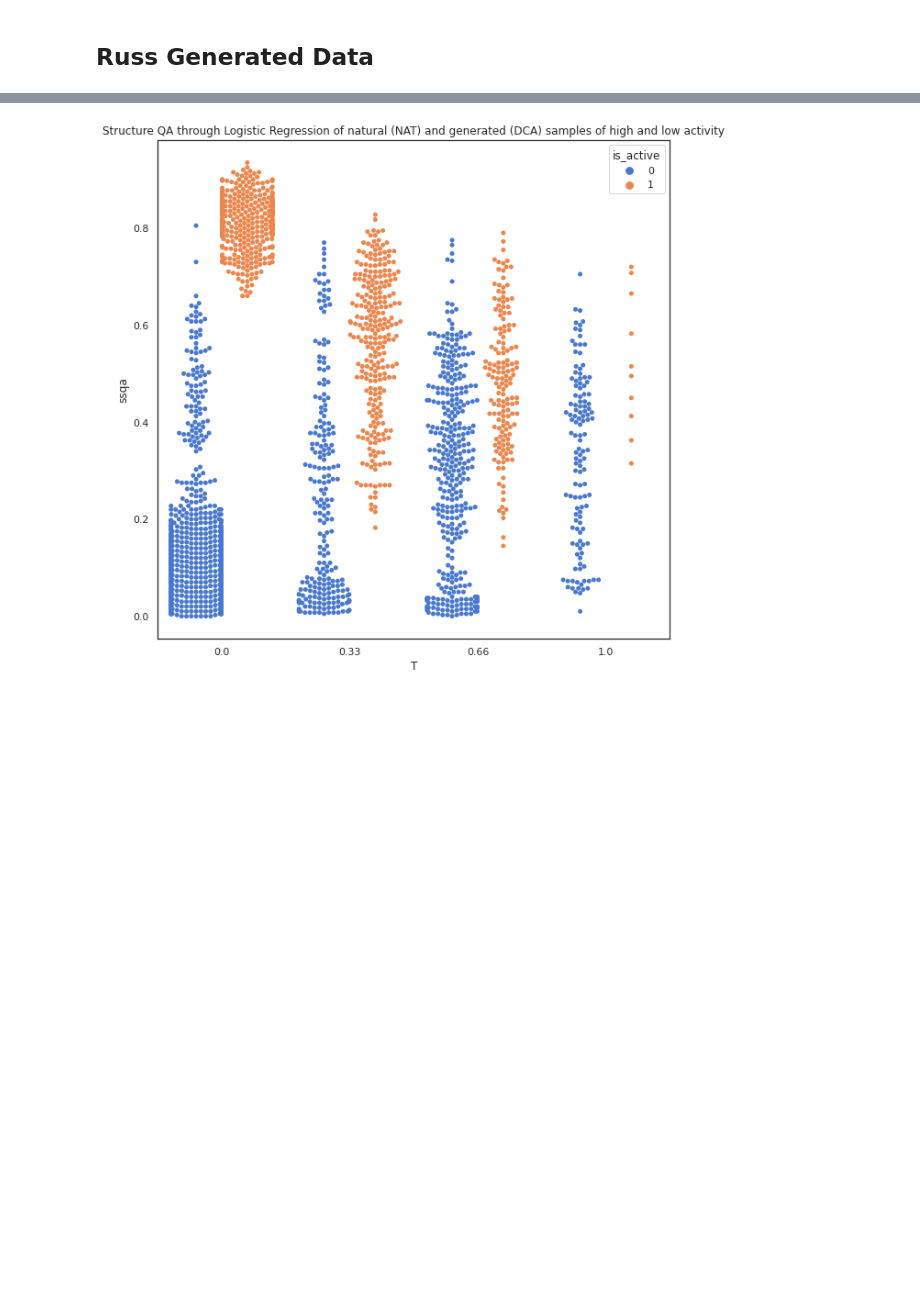
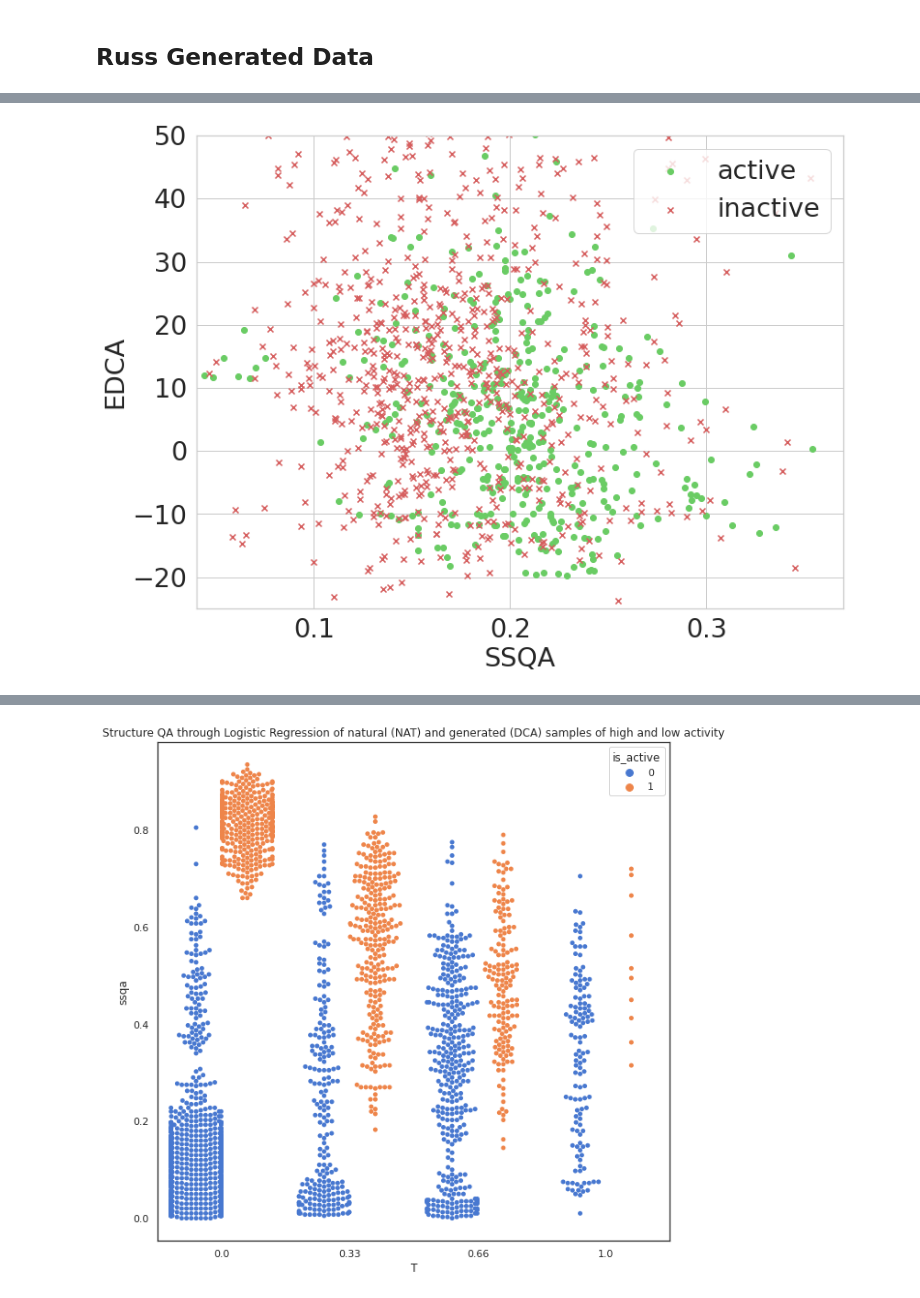
Before and after one commit to CyrilMa/ssqa, a Jupyter notebook: notebooks/ChorismateMutases_Russ2020.ipynb, the cells around one changed output, grey strips where cells are left out. Drawn from its saved outputs; the diff is of its cells as text; code cells hidden in the pictures; blank space fills up the shorter version.

```diff
--- a/notebooks/ChorismateMutases_Russ2020.ipynb
+++ b/notebooks/ChorismateMutases_Russ2020.ipynb
@@ -362,3 +417,23 @@ plt.show()
+# %%
+plt.figure(figsize=(12,9))
+plt.scatter(df["ssqa_unsup"][(df.origin == "DCA") & (df.is_active == 1)],
+            df["EDCA (rel. to EcCM)"][(df.origin == "DCA") & (df.is_active == 1)],
+            c="g", marker="o")
+plt.scatter(df["ssqa_unsup"][(df.origin == "DCA") & (df.is_active == 0)],
+            df["EDCA (rel. to EcCM)"][(df.origin == "DCA") & (df.is_active == 0)],
+             c="r", marker="x")
+plt.legend(["active", "inactive"], fontsize=27)
+plt.xlabel("SSQA", fontsize=27)
+plt.ylabel("EDCA", fontsize=27)
+plt.xticks([0, 0.1, 0.2, 0.3, 0.4], [0, 0.1, 0.2, 0.3, 0.4], fontsize=27)
+plt.yticks(fontsize=27)
+plt.ylim(-25, 50)
+plt.xlim(0.04, 0.37)
+
+plt.title("SSQA unsup and EDCA of generated samples", fontsize=21)
+plt.show()
+# %% [output]
+[figure, added]
 # %%
 plt.figure(figsize=(6,6))
 plt.scatter(df["norm r.e."][(df.origin == "DCA") & df.is_active],
```
Also changed, not shown: parts of 22 cells of this notebook, 10 other files.
